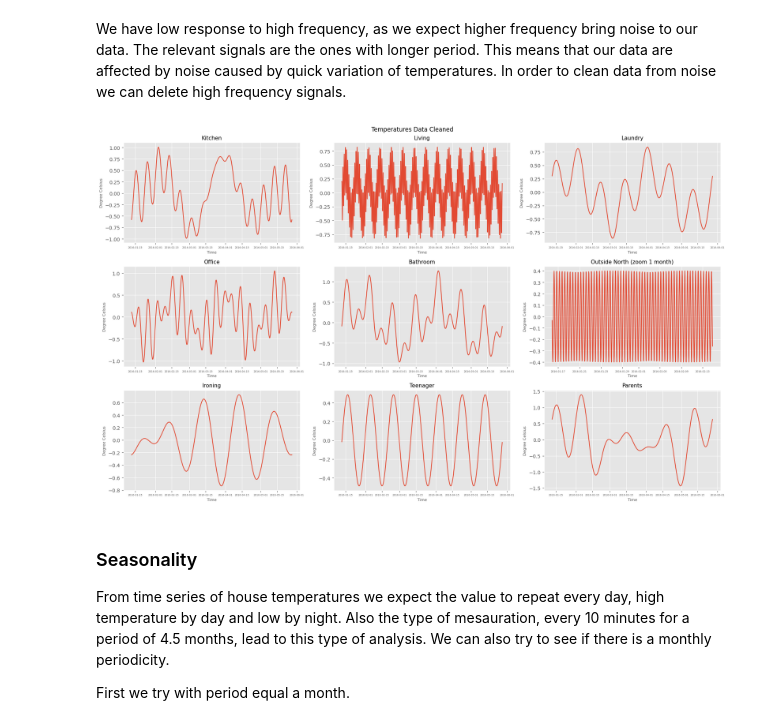
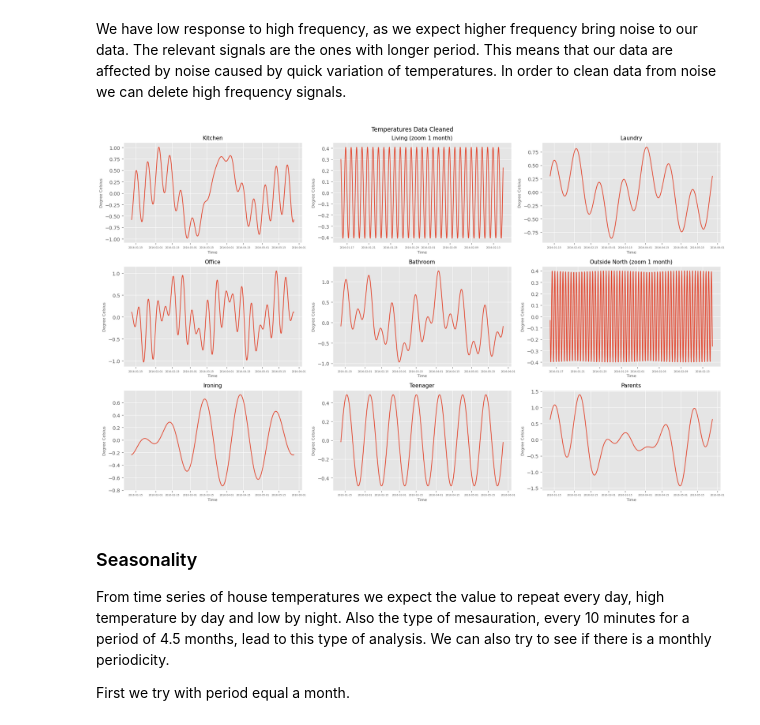
Before and after one commit to lilf4p/ispr-midterm, a Jupyter notebook: midterm1/temperature_analysis.ipynb, the cells around one changed output. Saved outputs shown, nothing was run; the diff lists cells and outputs as text; code cells hidden in the pictures.

```diff
--- a/midterm1/temperature_analysis.ipynb
+++ b/midterm1/temperature_analysis.ipynb
@@ -234,8 +234,8 @@ plt.style.use("ggplot")
 figure, axis = plt.subplots(3, 3, figsize=(18, 11))
 
 k=0
-lim_sx = [50,130,100,100,100,130,100,100,50]
-lim_dx = [160,150,200,200,200,140,200,200,200]
+lim_sx = [50,136,100,100,100,130,100,100,50]
+lim_dx = [160,138,200,200,200,140,200,200,200]
 
 df_clean = df_sub.copy(deep=True)
 
@@ -246,35 +246,35 @@ for i in range(3):
         num_samples = len(data.to_numpy())
 
         #dft
         fft = np.fft.rfft(data.to_numpy(), num_samples)
 
         PSD = fft * np.conj(fft) / num_samples
 
         _masklow = PSD > lim_sx[k-1]
         _maskhigh = PSD < lim_dx[k-1]
         fft = _maskhigh * fft
         fft = _masklow * fft
 
         df_clean['T'+str(k)]=np.fft.irfft(fft)
 
         #axis[i,j].stem(abs(fft[1:]))
-        if k==6:
+        if k==6 or k==2:
             axis[i,j].plot(df_clean['T'+str(k)][100:820])
             axis[i,j].set_title(sensors[k]+" (zoom 1 month)", fontsize=11)
         else:
             axis[i,j].plot(df_clean['T'+str(k)])
             axis[i,j].set_title(sensors[k], fontsize=11)
 
         axis[i,j].set_xlabel("Time", fontsize=8)
         axis[i,j].set_ylabel("Degree Celsius", fontsize=8)
         axis[i,j].tick_params(axis="x", labelsize=5)
         #axis[i,j].set_xscale('log')
 
 figure.suptitle("Temperatures Data Cleaned")
 figure.tight_layout()
 plt.show()
 # %% [output]
-[figure, old version]
+[figure, new version]
 # %% [markdown]
 ### Seasonality
 From time series of house temperatures we expect the value to repeat every day, high temperature by day and low by night. Also the type of mesauration, every 10 minutes for a period of 4.5 months, lead to this type of analysis. We can also try to see if there is a monthly periodicity.
```
Also changed, not shown: parts of 3 cells of this notebook.
